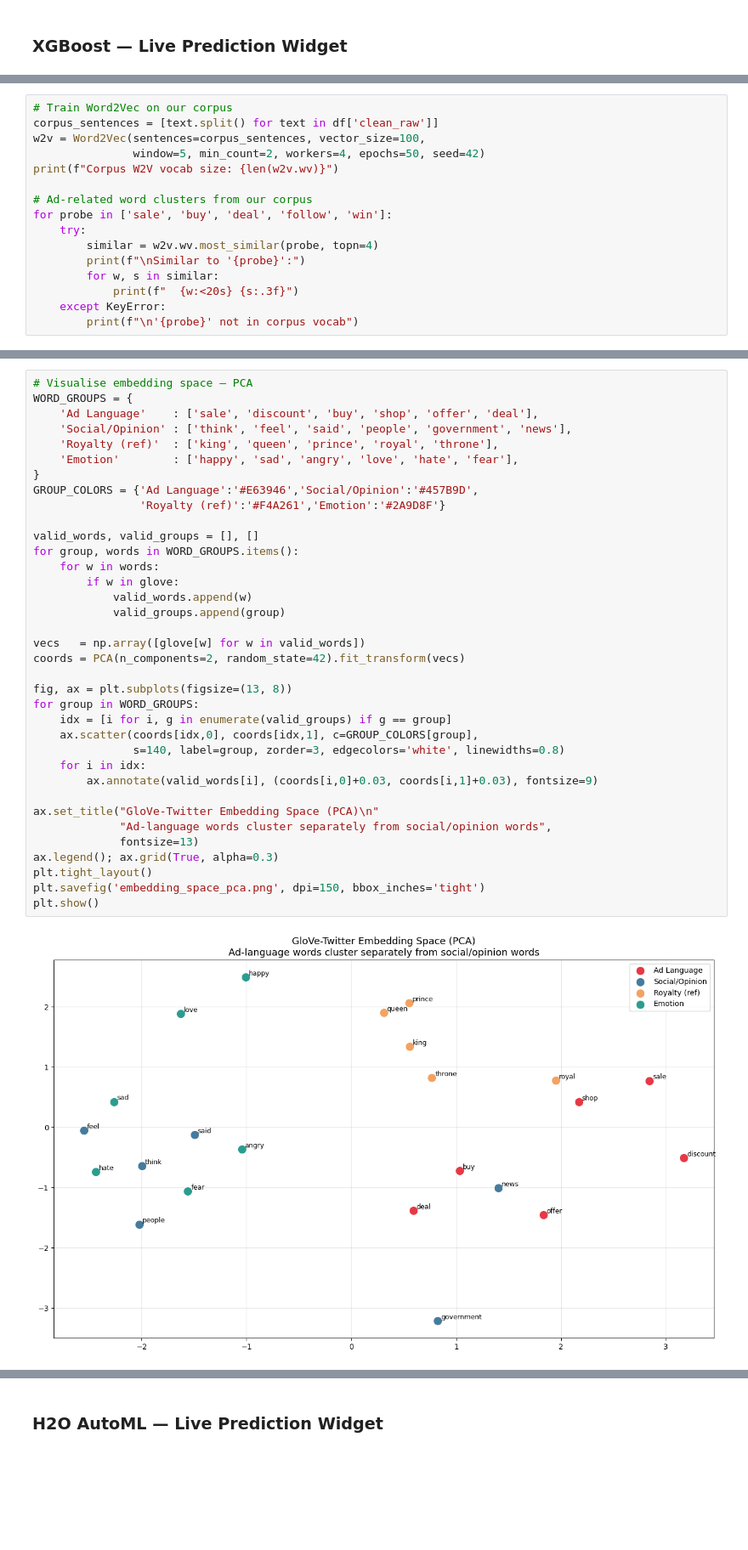
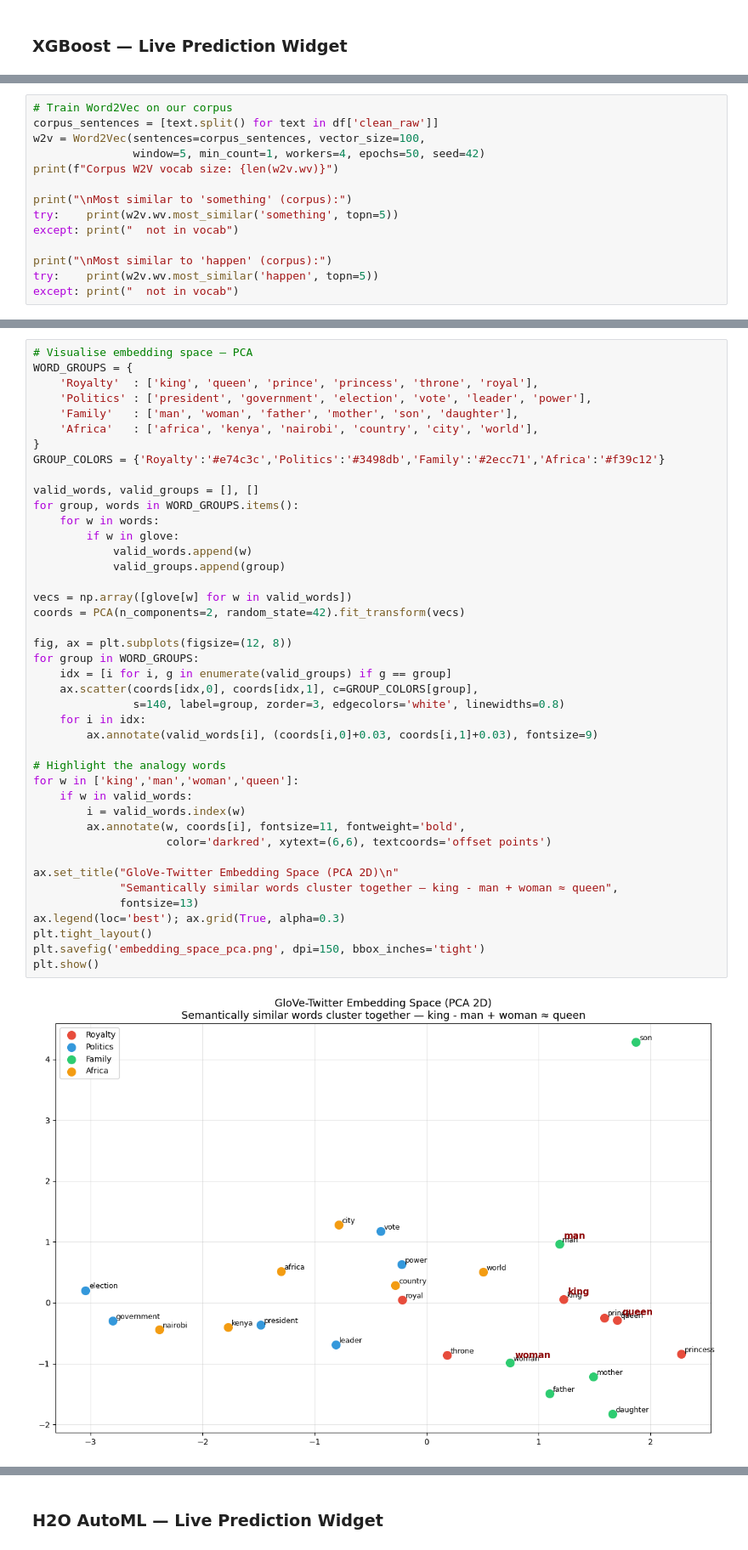
Before and after one commit to Stemical/AI-ML-Workshop-2026, a Jupyter notebook: Day2/twitter_nlp_pipeline.ipynb, the cells around one changed output, grey strips where cells are left out. Shown at 85% size. Cells and saved outputs as stored; diff of their text form; blank space fills up the shorter version.

```diff
--- a/Day2/twitter_nlp_pipeline.ipynb
+++ b/Day2/twitter_nlp_pipeline.ipynb
@@ -429,16 +344,14 @@ We will:
 # Train Word2Vec on our corpus
 corpus_sentences = [text.split() for text in df['clean_raw']]
 w2v = Word2Vec(sentences=corpus_sentences, vector_size=100,
-               window=5, min_count=2, workers=4, epochs=50, seed=42)
+               window=5, min_count=1, workers=4, epochs=50, seed=42)
 print(f"Corpus W2V vocab size: {len(w2v.wv)}")
 
-# Ad-related word clusters from our corpus
-for probe in ['sale', 'buy', 'deal', 'follow', 'win']:
-    try:
-        similar = w2v.wv.most_similar(probe, topn=4)
-        print(f"\nSimilar to '{probe}':")
-        for w, s in similar:
-            print(f"  {w:<20s} {s:.3f}")
-    except KeyError:
-        print(f"\n'{probe}' not in corpus vocab")
+print("\nMost similar to 'something' (corpus):")
+try:    print(w2v.wv.most_similar('something', topn=5))
+except: print("  not in vocab")
+
+print("\nMost similar to 'happen' (corpus):")
+try:    print(w2v.wv.most_similar('happen', topn=5))
+except: print("  not in vocab")
 # %% [output]
@@ -505,39 +408,45 @@ GloVe vocab: 1,193,514 words
 # %%
 # Visualise embedding space — PCA
 WORD_GROUPS = {
-    'Ad Language'    : ['sale', 'discount', 'buy', 'shop', 'offer', 'deal'],
-    'Social/Opinion' : ['think', 'feel', 'said', 'people', 'government', 'news'],
-    'Royalty (ref)'  : ['king', 'queen', 'prince', 'royal', 'throne'],
-    'Emotion'        : ['happy', 'sad', 'angry', 'love', 'hate', 'fear'],
+    'Royalty'  : ['king', 'queen', 'prince', 'princess', 'throne', 'royal'],
+    'Politics' : ['president', 'government', 'election', 'vote', 'leader', 'power'],
+    'Family'   : ['man', 'woman', 'father', 'mother', 'son', 'daughter'],
+    'Africa'   : ['africa', 'kenya', 'nairobi', 'country', 'city', 'world'],
 }
-GROUP_COLORS = {'Ad Language':'#E63946','Social/Opinion':'#457B9D',
-                'Royalty (ref)':'#F4A261','Emotion':'#2A9D8F'}
+GROUP_COLORS = {'Royalty':'#e74c3c','Politics':'#3498db','Family':'#2ecc71','Africa':'#f39c12'}
 
 valid_words, valid_groups = [], []
 for group, words in WORD_GROUPS.items():
     for w in words:
         if w in glove:
             valid_words.append(w)
             valid_groups.append(group)
 
-vecs   = np.array([glove[w] for w in valid_words])
+vecs = np.array([glove[w] for w in valid_words])
 coords = PCA(n_components=2, random_state=42).fit_transform(vecs)
 
-fig, ax = plt.subplots(figsize=(13, 8))
+fig, ax = plt.subplots(figsize=(12, 8))
 for group in WORD_GROUPS:
     idx = [i for i, g in enumerate(valid_groups) if g == group]
     ax.scatter(coords[idx,0], coords[idx,1], c=GROUP_COLORS[group],
                s=140, label=group, zorder=3, edgecolors='white', linewidths=0.8)
     for i in idx:
         ax.annotate(valid_words[i], (coords[i,0]+0.03, coords[i,1]+0.03), fontsize=9)
 
-ax.set_title("GloVe-Twitter Embedding Space (PCA)\n"
-             "Ad-language words cluster separately from social/opinion words",
+# Highlight the analogy words
+for w in ['king','man','woman','queen']:
+    if w in valid_words:
+        i = valid_words.index(w)
+        ax.annotate(w, coords[i], fontsize=11, fontweight='bold',
+                    color='darkred', xytext=(6,6), textcoords='offset points')
+
+ax.set_title("GloVe-Twitter Embedding Space (PCA 2D)\n"
+             "Semantically similar words cluster together — king - man + woman ≈ queen",
              fontsize=13)
-ax.legend(); ax.grid(True, alpha=0.3)
+ax.legend(loc='best'); ax.grid(True, alpha=0.3)
 plt.tight_layout()
 plt.savefig('embedding_space_pca.png', dpi=150, bbox_inches='tight')
 plt.show()
 # %% [output]
-[figure, old version]
+[figure, new version]
 # %%
```
Also changed, not shown: parts of 46 cells of this notebook, 23 other files.
